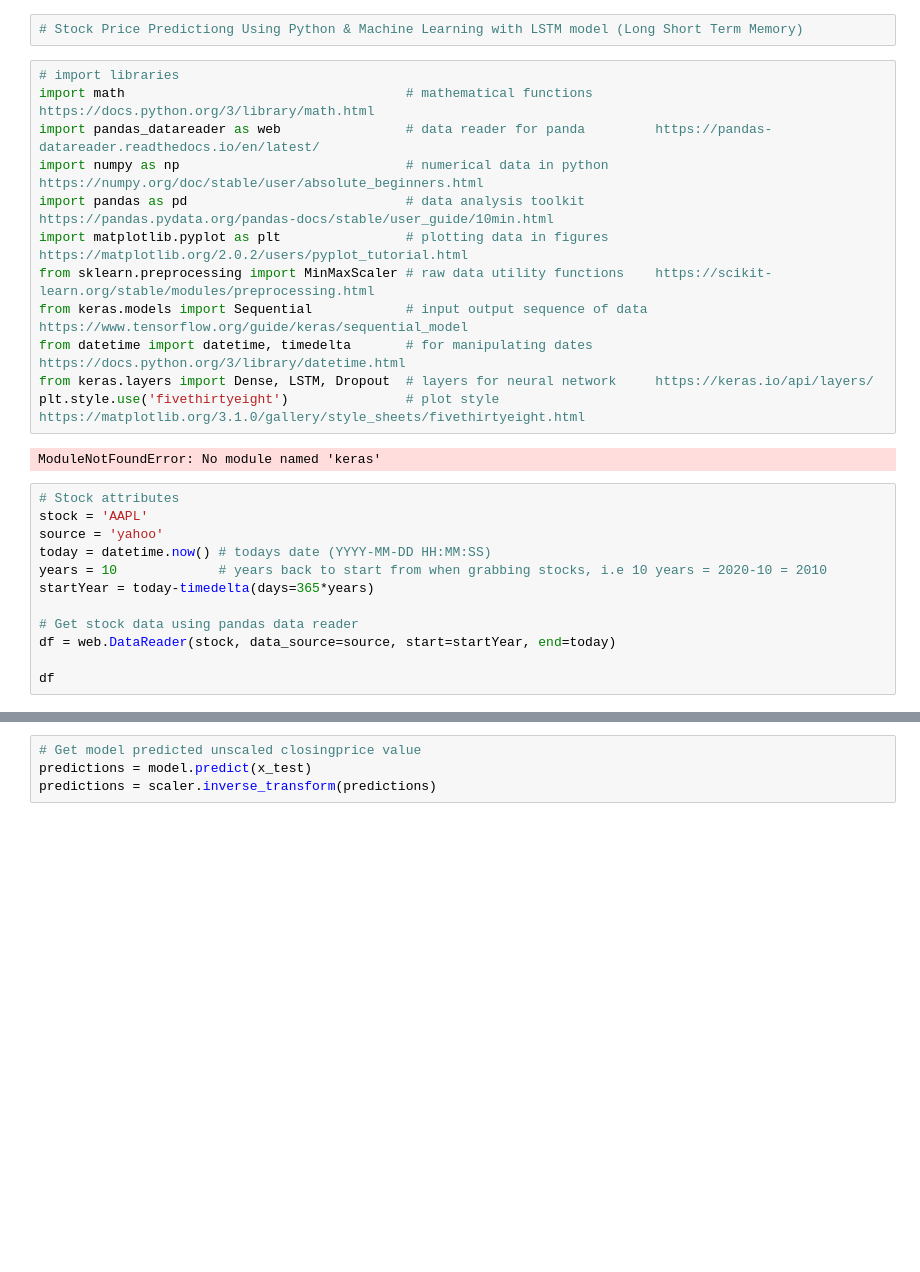
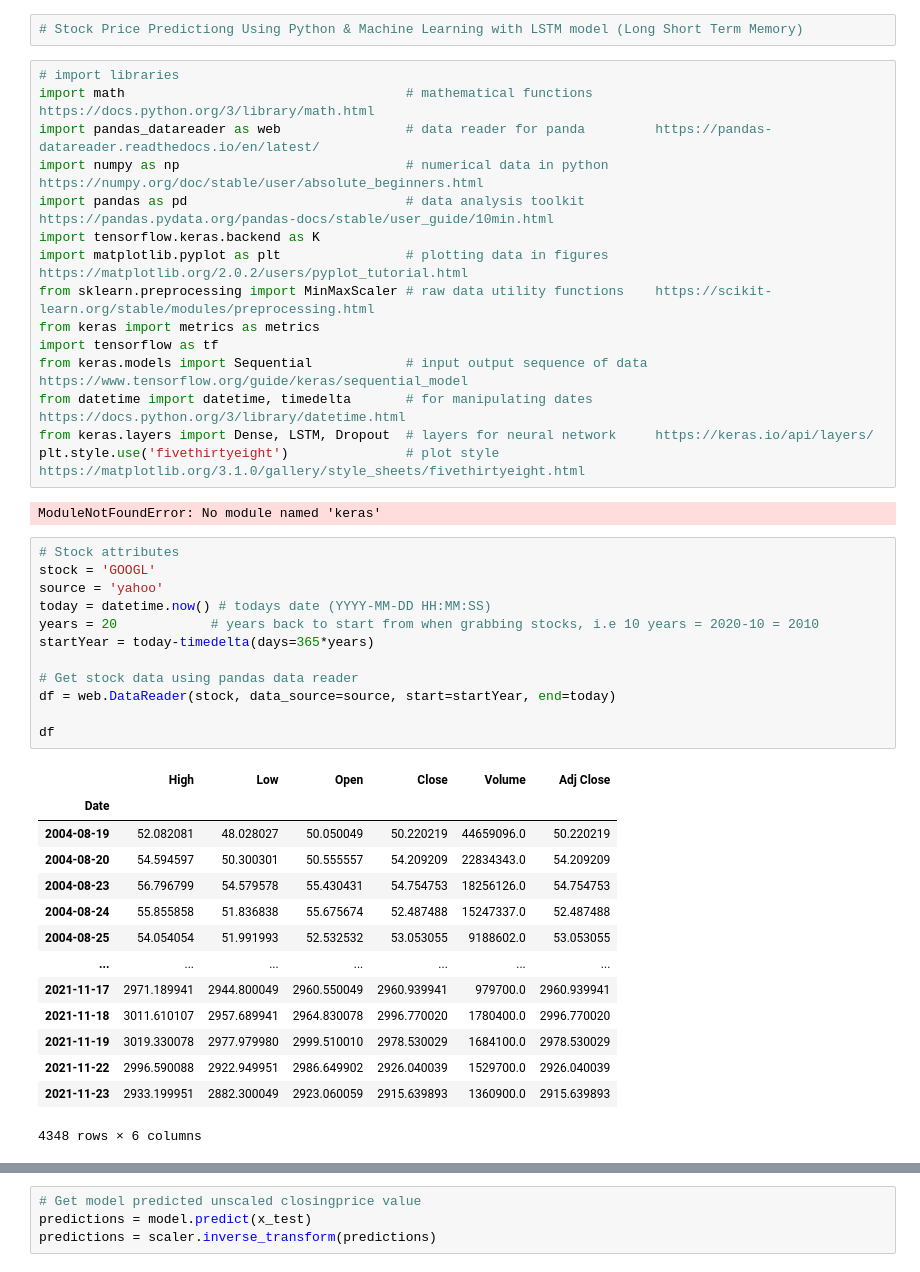
Before and after one commit to Hjalmar-Thunberg/ml-stock-market-predictor, a Jupyter notebook: jupyter models/sequential_prediction_model_v0.0.1__1_.ipynb, the cells around one changed output, grey strips where cells are left out. Drawn from its saved outputs; the diff is of its cells as text; blank space fills up the shorter version.

```diff
--- a/jupyter models/sequential_prediction_model_v0.0.1__1_.ipynb
+++ b/jupyter models/sequential_prediction_model_v0.0.1__1_.ipynb
@@ -6,8 +6,11 @@ import math                                    # mathematical functions        h
 import pandas_datareader as web                # data reader for panda         https://pandas-datareader.readthedocs.io/en/latest/
 import numpy as np                             # numerical data in python      https://numpy.org/doc/stable/user/absolute_beginners.html
 import pandas as pd                            # data analysis toolkit         https://pandas.pydata.org/pandas-docs/stable/user_guide/10min.html
+import tensorflow.keras.backend as K
 import matplotlib.pyplot as plt                # plotting data in figures      https://matplotlib.org/2.0.2/users/pyplot_tutorial.html
 from sklearn.preprocessing import MinMaxScaler # raw data utility functions    https://scikit-learn.org/stable/modules/preprocessing.html
+from keras import metrics as metrics
+import tensorflow as tf
 from keras.models import Sequential            # input output sequence of data https://www.tensorflow.org/guide/keras/sequential_model
 from datetime import datetime, timedelta       # for manipulating dates        https://docs.python.org/3/library/datetime.html
 from keras.layers import Dense, LSTM, Dropout  # layers for neural network     https://keras.io/api/layers/
@@ -16,16 +19,31 @@ plt.style.use('fivethirtyeight')               # plot style                    h
 ModuleNotFoundError: No module named 'keras'
 # %%
 # Stock attributes
-stock = 'AAPL'
+stock = 'GOOGL'
 source = 'yahoo'
 today = datetime.now() # todays date (YYYY-MM-DD HH:MM:SS)
-years = 10             # years back to start from when grabbing stocks, i.e 10 years = 2020-10 = 2010
+years = 20            # years back to start from when grabbing stocks, i.e 10 years = 2020-10 = 2010
 startYear = today-timedelta(days=365*years)
 
 # Get stock data using pandas data reader
 df = web.DataReader(stock, data_source=source, start=startYear, end=today)
 
 df
+# %% [output]
+|  | High | Low | Open | Close | Volume | Adj Close |
+| Date |  |  |  |  |  |  |
+| 2004-08-19 | 52.082081 | 48.028027 | 50.050049 | 50.220219 | 44659096.0 | 50.220219 |
+| 2004-08-20 | 54.594597 | 50.300301 | 50.555557 | 54.209209 | 22834343.0 | 54.209209 |
+| 2004-08-23 | 56.796799 | 54.579578 | 55.430431 | 54.754753 | 18256126.0 | 54.754753 |
+| 2004-08-24 | 55.855858 | 51.836838 | 55.675674 | 52.487488 | 15247337.0 | 52.487488 |
+| 2004-08-25 | 54.054054 | 51.991993 | 52.532532 | 53.053055 | 9188602.0 | 53.053055 |
+| ... | ... | ... | ... | ... | ... | ... |
+| 2021-11-17 | 2971.189941 | 2944.800049 | 2960.550049 | 2960.939941 | 979700.0 | 2960.939941 |
+| 2021-11-18 | 3011.610107 | 2957.689941 | 2964.830078 | 2996.770020 | 1780400.0 | 2996.770020 |
+| 2021-11-19 | 3019.330078 | 2977.979980 | 2999.510010 | 2978.530029 | 1684100.0 | 2978.530029 |
+| 2021-11-22 | 2996.590088 | 2922.949951 | 2986.649902 | 2926.040039 | 1529700.0 | 2926.040039 |
+| 2021-11-23 | 2933.199951 | 2882.300049 | 2923.060059 | 2915.639893 | 1360900.0 | 2915.639893 |
+4348 rows × 6 columns
 # %%
 # Get rows and columns from the dataframe
 df.shape
```
Also changed, not shown: parts of 13 cells of this notebook.
